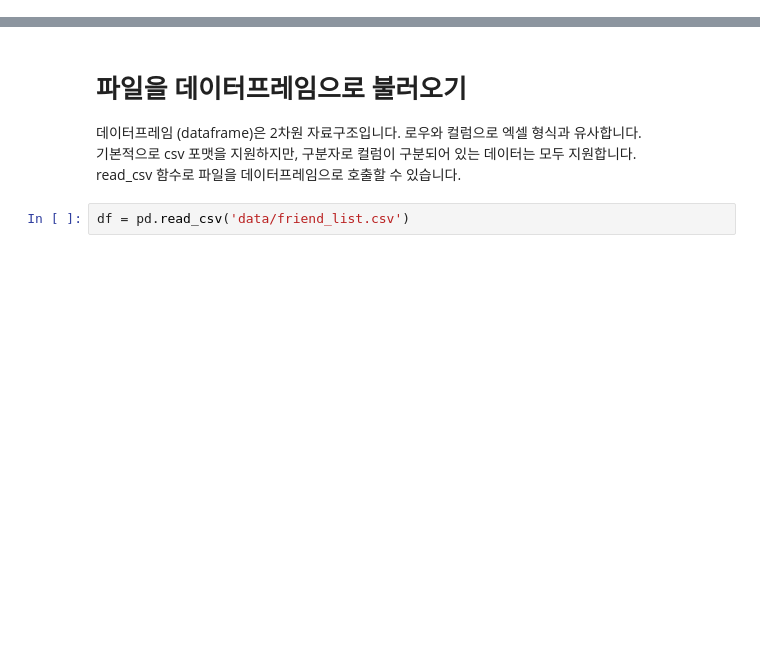
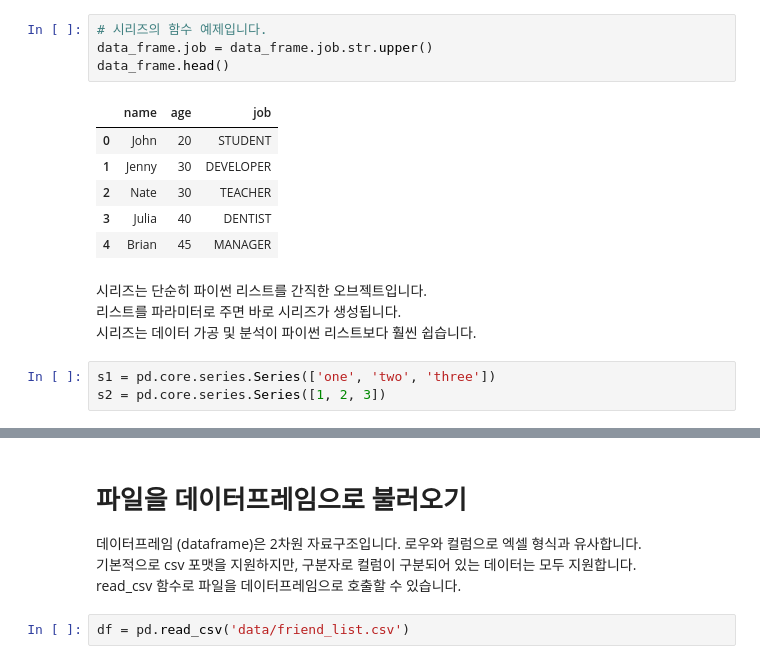
Before and after one commit to minsuk-heo/pandas, a Jupyter notebook: 팬더스_명령어_꿀팁.ipynb, the cells around one changed output, grey strips where cells are left out. Drawn from its saved outputs; the diff is of its cells as text; blank space fills up the shorter version.

```diff
--- a/팬더스_명령어_꿀팁.ipynb
+++ b/팬더스_명령어_꿀팁.ipynb
@@ -2,0 +35,18 @@ import pandas as pd
+# %%
+# 시리즈의 함수 예제입니다.
+data_frame.job = data_frame.job.str.upper()
+data_frame.head()
+# %% [output]
+|  | name | age | job |
+| 0 | John | 20 | STUDENT |
+| 1 | Jenny | 30 | DEVELOPER |
+| 2 | Nate | 30 | TEACHER |
+| 3 | Julia | 40 | DENTIST |
+| 4 | Brian | 45 | MANAGER |
+# %% [markdown]
+시리즈는 단순히 파이썬 리스트를 간직한 오브젝트입니다.
+리스트를 파라미터로 주면 바로 시리즈가 생성됩니다.
+시리즈는 데이터 가공 및 분석이 파이썬 리스트보다 훨씬 쉽습니다.
+# %%
+s1 = pd.core.series.Series(['one', 'two', 'three'])
+s2 = pd.core.series.Series([1, 2, 3])
```
Also changed, not shown: parts of 8 cells of this notebook, 1 other file.
